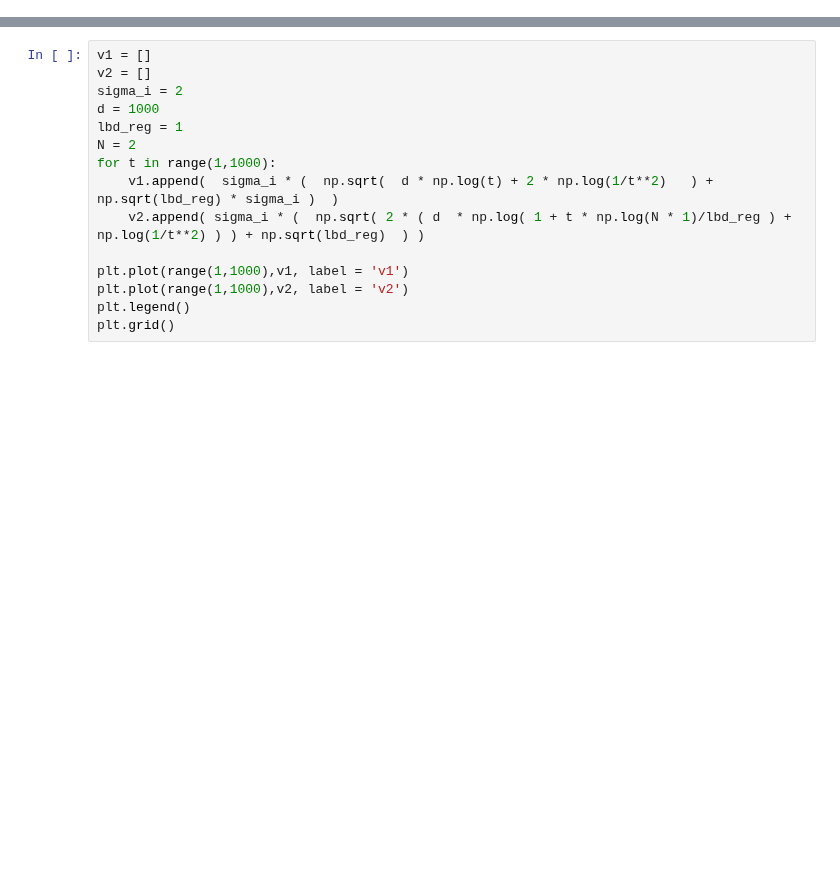
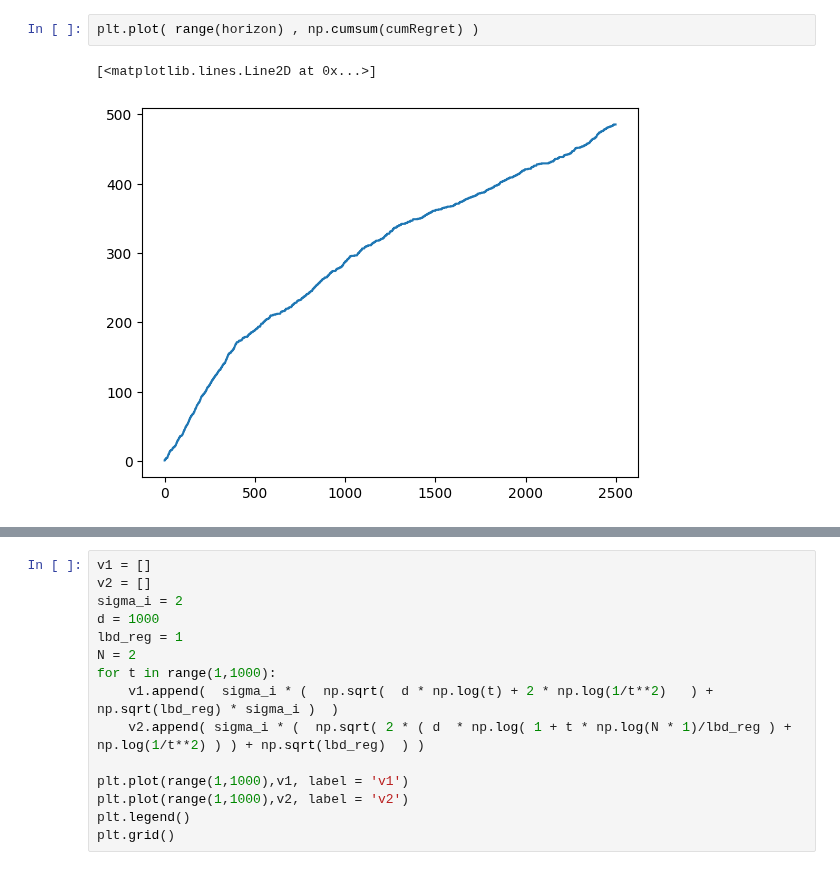
Before and after one commit to MaxHeuillet/neuralCBPside, a Jupyter notebook: benchmark_neural.ipynb, the cells around one changed output, grey strips where cells are left out. Cells and saved outputs as stored; diff of their text form; blank space fills up the shorter version.

```diff
--- a/benchmark_neural.ipynb
+++ b/benchmark_neural.ipynb
@@ -180,0 +202,5 @@ pair [
+# %%
+plt.plot( range(horizon) , np.cumsum(cumRegret) )
+# %% [output]
+[<matplotlib.lines.Line2D at 0x...>]
+[figure, added]
```
Also changed, not shown: parts of 18 cells of this notebook, 4 other files.
